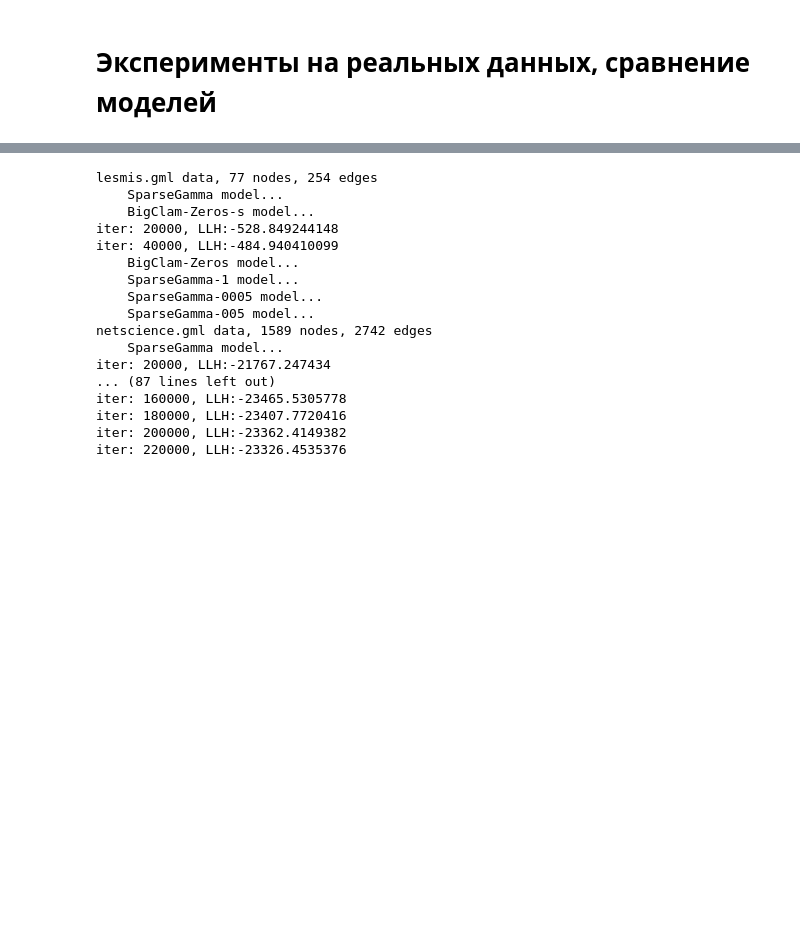
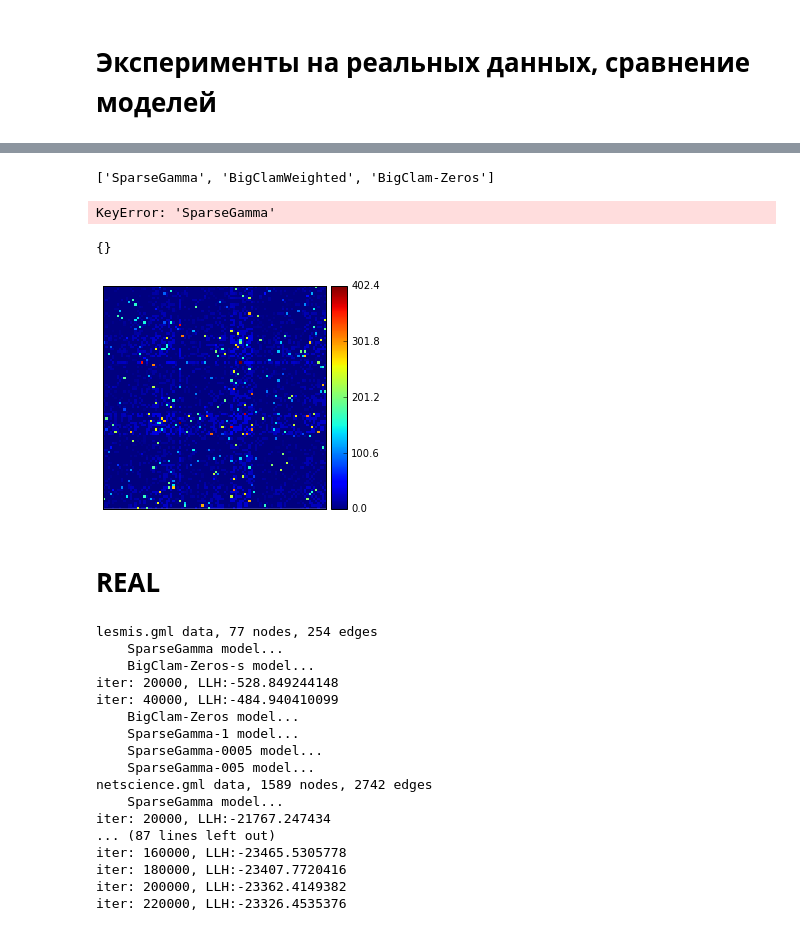
Before and after one commit to yangkuoone/WeiCLAM, a Jupyter notebook: code/Model Comparation.ipynb, the cells around one changed output, grey strips where cells are left out. Drawn from its saved outputs; the diff is of its cells as text; code cells hidden in the pictures; blank space fills up the shorter version.

Commit message:
[code] code for tests

```diff
--- a/code/Model Comparation.ipynb
+++ b/code/Model Comparation.ipynb
@@ -2,15 +2,21 @@
 # Эксперименты на реальных данных, сравнение моделей
 # %%
 import numpy as np
+import igraph as ig
 import scipy as sp
 import scipy.spatial as spatial
 import matplotlib.pyplot as plt
 import networkx as nx
 import cPickle
-from Extends import toBigClamFormat, fromBigClamFormat, test_example
+from Extends import *
 import subprocess
 import os
 from big_clam import BigClam
 from big_clam_gamma import BigClamGamma
 from Experiments import *
+from time import gmtime, strftime
+from collections import defaultdict
+from cPickle import dump, load
+def time():
+    return strftime("%H:%M:%S ", gmtime())
 %matplotlib inline
@@ -16,0 +25,6 @@ from Experiments import *
+# %%
+def NMF_clust(A, K):
+    model = NMF(n_components=K)
+    res = model.fit_transform(A)
+    #print res.shape
+    return res
@@ -17,3 +189,21 @@ from Experiments import *
+# %%
+models_res[-2].keys()
+# %% [output]
+['SparseGamma', 'BigClamWeighted', 'BigClam-Zeros']
+# %%
+res[name][qual_name]
+# %% [output]
+KeyError: 'SparseGamma'
+# %%
+res
+# %% [output]
+{}
+# %%
+draw_matrix(A)
+# %% [output]
+[figure, added]
+# %% [markdown]
+# REAL
 # %%
 s = 0
 import os
```
Also changed, not shown: parts of 18 cells of this notebook, 4 other files.
